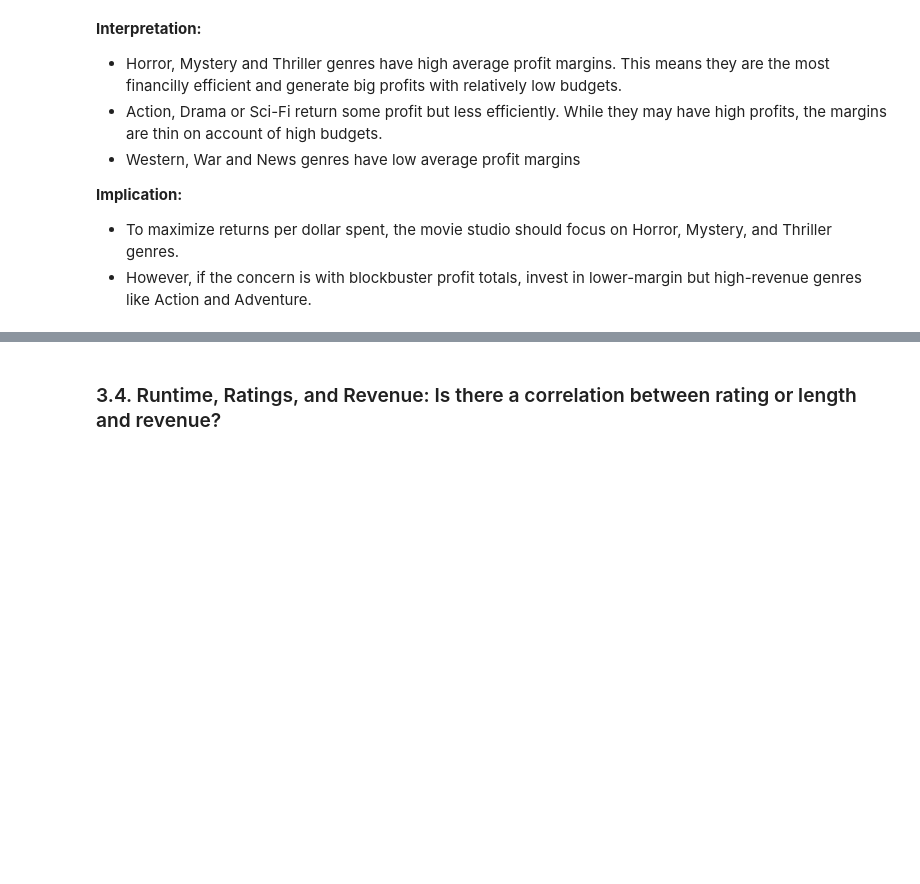
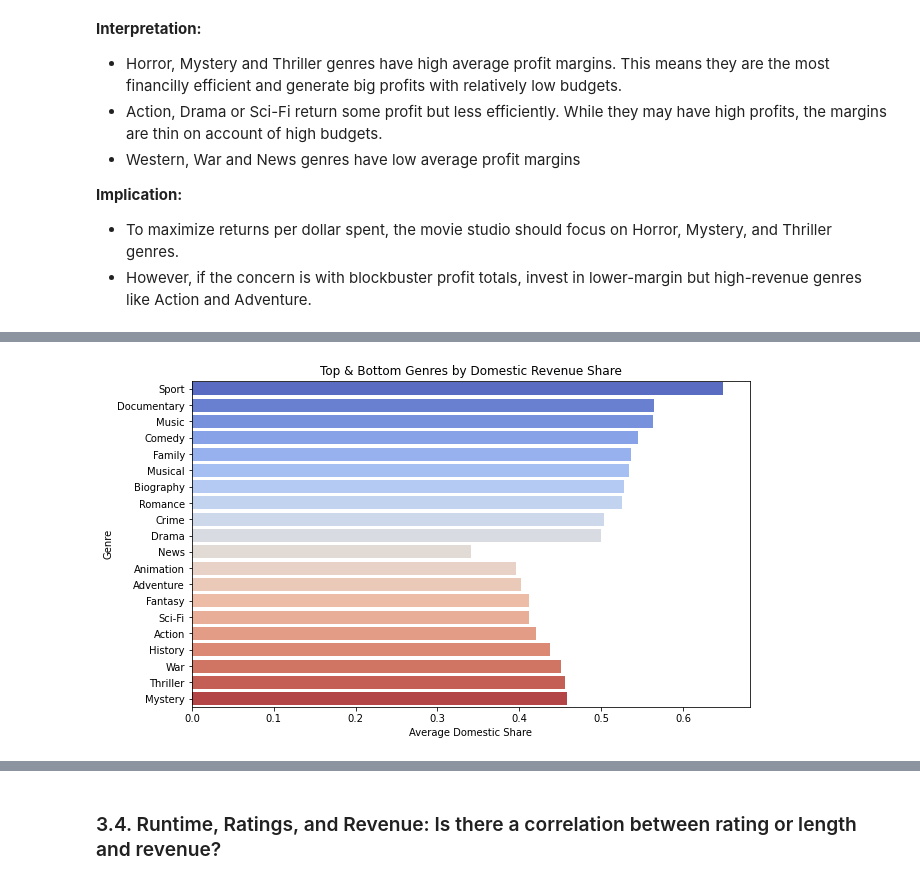
Before and after one commit to tingly-amua/Box-Office-Movie-Analysis, a Jupyter notebook: project.ipynb, the cells around one changed output, grey strips where cells are left out. Cells and saved outputs as stored; diff of their text form; code cells hidden in the pictures; blank space fills up the shorter version.

```diff
--- a/project.ipynb
+++ b/project.ipynb
@@ -743,0 +747,13 @@ plt.show()
+# %%
+#domestic revenue vs worldwide_gross
+
+# Filter out zero or null worldwide gross to avoid divide-by-zero
+full_df = full_df[full_df['worldwide_gross'] > 0]
+
+# Create domestic revenue share (percentage of worldwide revenue)
+full_df['domestic_share_y'] = full_df['domestic_gross_y'] / full_df['worldwide_gross']
+# %%
+# Group by genre and calculate average domestic share
+full_df_exploded = full_df.explode('genres')
+genre_domestic_share = full_df_exploded.groupby('genres')['domestic_share_y'].mean().sort_values(ascending=False)
+print(genre_domestic_share)
@@ -743,0 +778,19 @@ plt.show()
+# %%
+#visualize
+
+# Get top and bottom 10 genres
+top10 = genre_domestic_share.sort_values(ascending=False).head(10)
+bottom10 = genre_domestic_share.sort_values().head(10)
+
+# Combine
+combined = pd.concat([top10, bottom10])
+
+# Plot
+plt.figure(figsize=(10, 6))
+sns.barplot(x=combined.values, y=combined.index, palette="coolwarm")
+plt.title("Top & Bottom Genres by Domestic Revenue Share")
+plt.xlabel("Average Domestic Share")
+plt.ylabel("Genre")
+plt.show()
+# %% [output]
+[figure, added]
```
Also changed, not shown: parts of 19 cells of this notebook.
